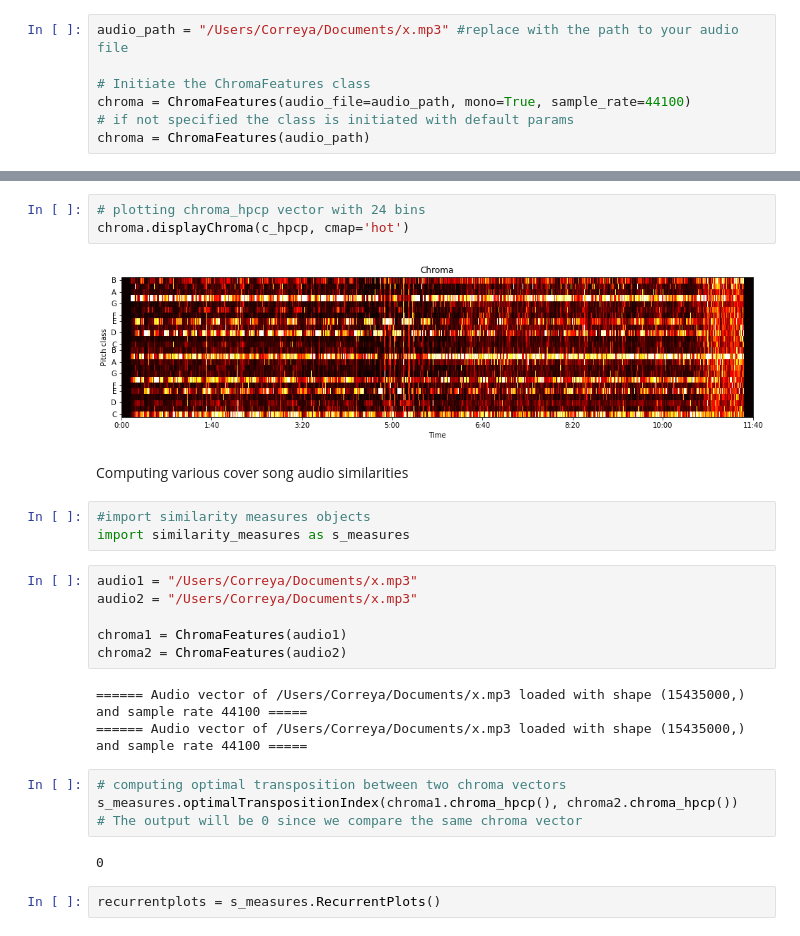
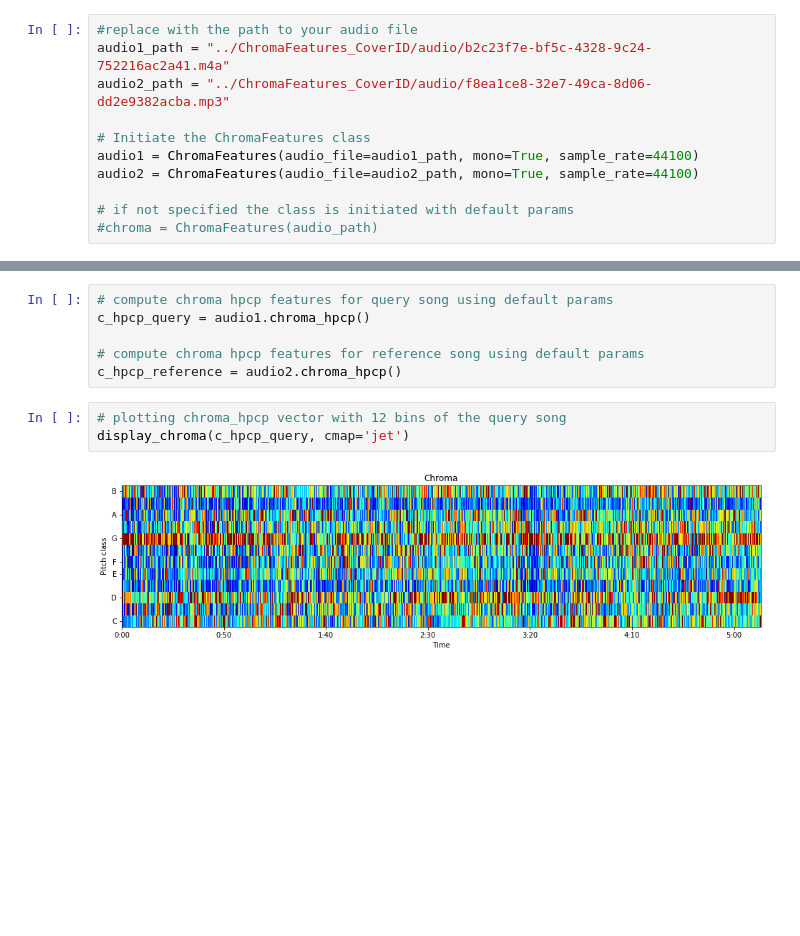
Before and after one commit to albincorreya/ChromaCoverId, a Jupyter notebook: examples.ipynb, the cells around one changed output, grey strips where cells are left out. Cells and saved outputs as stored; diff of their text form; blank space fills up the shorter version.

```diff
--- a/examples.ipynb
+++ b/examples.ipynb
@@ -6,8 +19,12 @@ from chroma_features import ChromaFeatures
 # %%
-audio_path = "/Users/Correya/Documents/x.mp3" #replace with the path to your audio file
+#replace with the path to your audio file
+audio1_path = "../ChromaFeatures_CoverID/audio/b2c23f7e-bf5c-4328-9c24-752216ac2a41.m4a"
+audio2_path = "../ChromaFeatures_CoverID/audio/f8ea1ce8-32e7-49ca-8d06-dd2e9382acba.mp3"
 
 # Initiate the ChromaFeatures class
-chroma = ChromaFeatures(audio_file=audio_path, mono=True, sample_rate=44100)
+audio1 = ChromaFeatures(audio_file=audio1_path, mono=True, sample_rate=44100)
+audio2 = ChromaFeatures(audio_file=audio2_path, mono=True, sample_rate=44100)
+
 # if not specified the class is initiated with default params
-chroma = ChromaFeatures(audio_path)
+#chroma = ChromaFeatures(audio_path)
 # %% [output]
@@ -36,27 +61,11 @@ chroma.displayChroma(c_cens, cmap="gray_r")
+# %%
+# compute chroma hpcp features for query song using default params
+c_hpcp_query = audio1.chroma_hpcp()
+
+# compute chroma hpcp features for reference song using default params
+c_hpcp_reference = audio2.chroma_hpcp()
 # %%
-# plotting chroma_hpcp vector with 24 bins
-chroma.displayChroma(c_hpcp, cmap='hot')
+# plotting chroma_hpcp vector with 12 bins of the query song
+display_chroma(c_hpcp_query, cmap='jet')
 # %% [output]
-[figure, old version]
+[figure, new version]
-# %% [markdown]
-Computing various cover song audio similarities
-# %%
-#import similarity measures objects
-import similarity_measures as s_measures
-# %%
-audio1 = "/Users/Correya/Documents/x.mp3"
-audio2 = "/Users/Correya/Documents/x.mp3"
-
-chroma1 = ChromaFeatures(audio1)
-chroma2 = ChromaFeatures(audio2)
-# %% [output]
-====== Audio vector of /Users/Correya/Documents/x.mp3 loaded with shape (15435000,) and sample rate 44100 =====
-====== Audio vector of /Users/Correya/Documents/x.mp3 loaded with shape (15435000,) and sample rate 44100 =====
-# %%
-# computing optimal transposition between two chroma vectors
-s_measures.optimalTranspositionIndex(chroma1.chroma_hpcp(), chroma2.chroma_hpcp())
-# The output will be 0 since we compare the same chroma vector
-# %% [output]
-0
-# %%
-recurrentplots = s_measures.RecurrentPlots()
```
Also changed, not shown: parts of 18 cells of this notebook.
